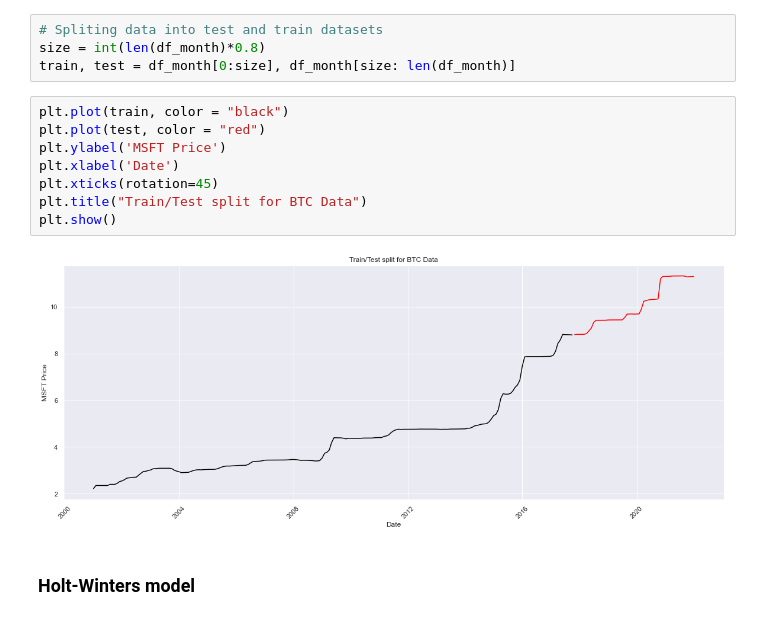
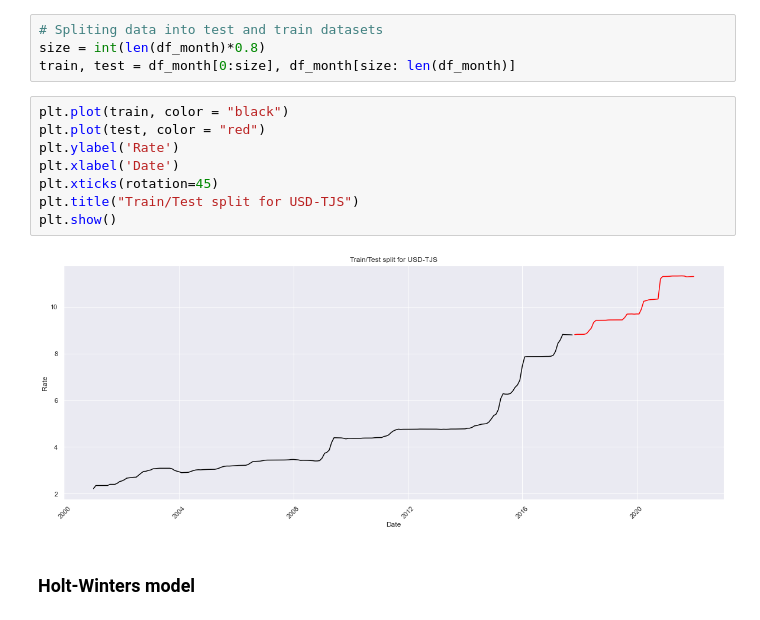
Before and after one commit to beckmiller/somoni-prediction, a Jupyter notebook: holt-winters_exponential.ipynb, the cells around one changed output. Drawn from its saved outputs; the diff is of its cells as text.

```diff
--- a/holt-winters_exponential.ipynb
+++ b/holt-winters_exponential.ipynb
@@ -57,13 +57,13 @@ train, test = df_month[0:size], df_month[size: len(df_month)]
 # %%
 plt.plot(train, color = "black")
 plt.plot(test, color = "red")
-plt.ylabel('MSFT Price')
+plt.ylabel('Rate')
 plt.xlabel('Date')
 plt.xticks(rotation=45)
-plt.title("Train/Test split for BTC Data")
+plt.title("Train/Test split for USD-TJS")
 plt.show()
 # %% [output]
-[figure, old version]
+[figure, new version]
 # %% [markdown]
 ### Holt-Winters model
 # %%
```
Also changed, not shown: 1 other file.
